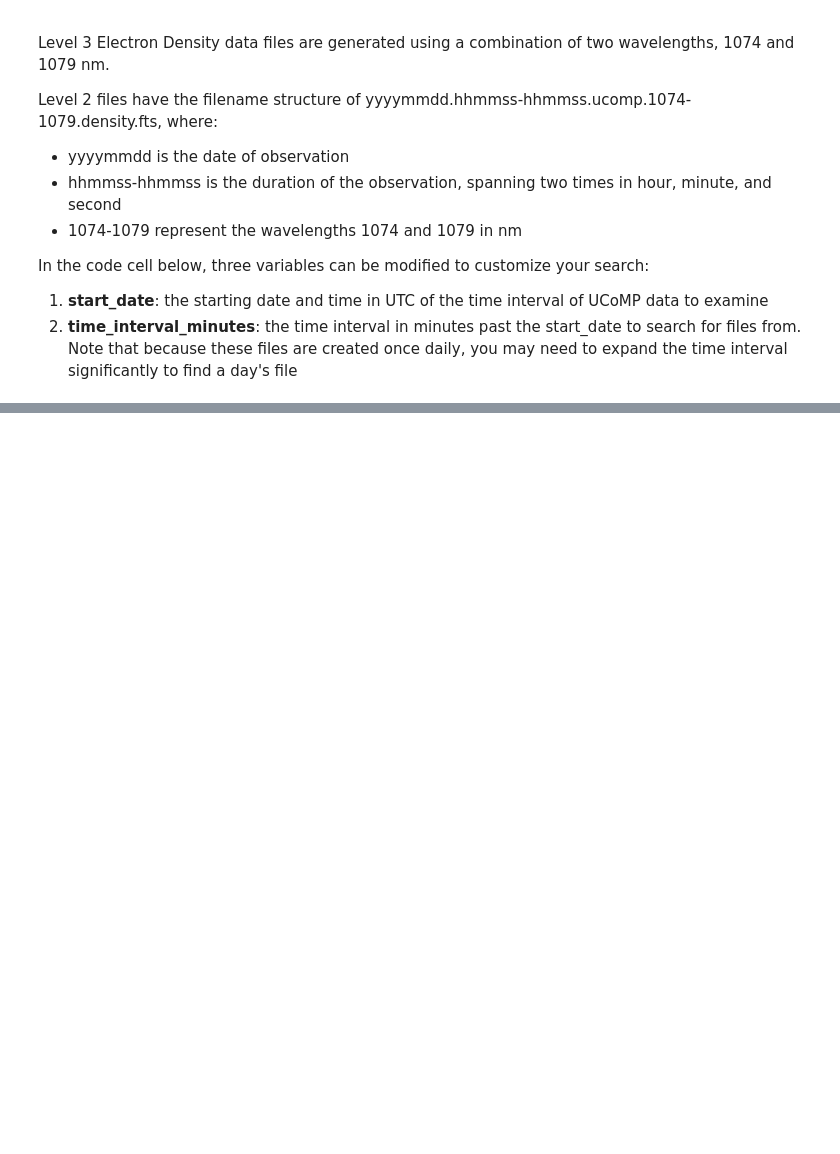
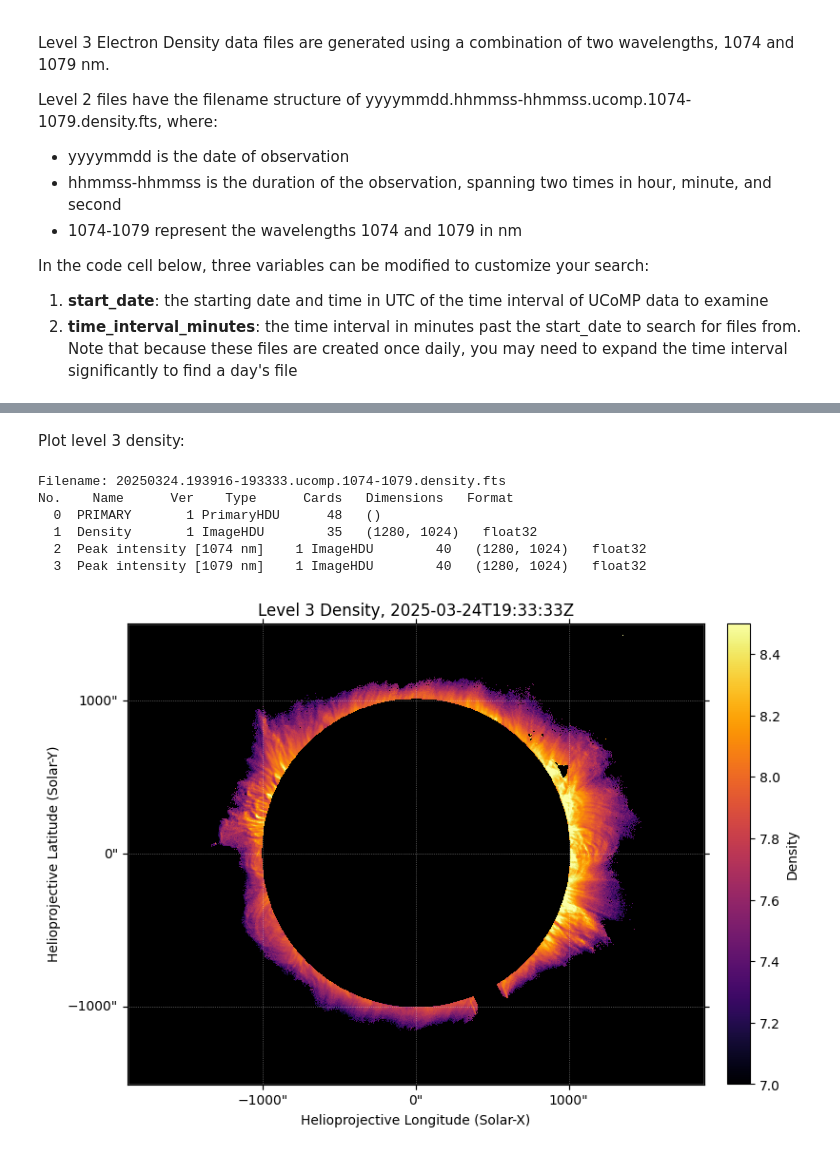
Before and after one commit to NCAR/ucomp-pipeline, a Jupyter notebook: tutorials/ucomp-wcs-all-levels.ipynb, the cells around one changed output, grey strips where cells are left out. Cells and saved outputs as stored; diff of their text form; code cells hidden in the pictures; blank space fills up the shorter version.

Commit message:
updating all levels tutorial notebook to include level 3 density plots

```diff
--- a/tutorials/ucomp-wcs-all-levels.ipynb
+++ b/tutorials/ucomp-wcs-all-levels.ipynb
@@ -425,0 +428,23 @@ found 20250324.193916-193333.ucomp.1074-1079.density.fts, downloading...
+# %% [markdown]
+Plot level 3 density:
+# %%
+ucomp_time, ucomp_map = ucomp.l3_map(ucomp_filename)
+
+fig = plt.figure(figsize=(8, 8), constrained_layout=True)
+vmin, vmax, gamma, power = 7, 8.5, 1.0, 1.0
+norm_ucomp = ImageNormalize(ucomp_map.data, stretch=PowerStretch(power), vmin=vmin, vmax=vmax)
+ax = fig.add_subplot(projection=ucomp_map)
+im = ucomp_map.plot(axes=ax, norm=norm_ucomp, cmap='inferno')
+ax.set_facecolor("black")
+cbar = plt.colorbar(im, ax=ax, fraction=0.04, pad=0.04, label='Density')
+utc_string = ucomp_time.strftime("%Y-%m-%dT%H:%M:%SZ")
+plt.title(f'Level 3 Density, {utc_string}')
+plt.show()
+# %% [output]
+Filename: 20250324.193916-193333.ucomp.1074-1079.density.fts
+No.    Name      Ver    Type      Cards   Dimensions   Format
+  0  PRIMARY       1 PrimaryHDU      48   ()
+  1  Density       1 ImageHDU        35   (1280, 1024)   float32
+  2  Peak intensity [1074 nm]    1 ImageHDU        40   (1280, 1024)   float32
+  3  Peak intensity [1079 nm]    1 ImageHDU        40   (1280, 1024)   float32
+[figure, added]
```
Also changed, not shown: parts of 3 cells of this notebook.
